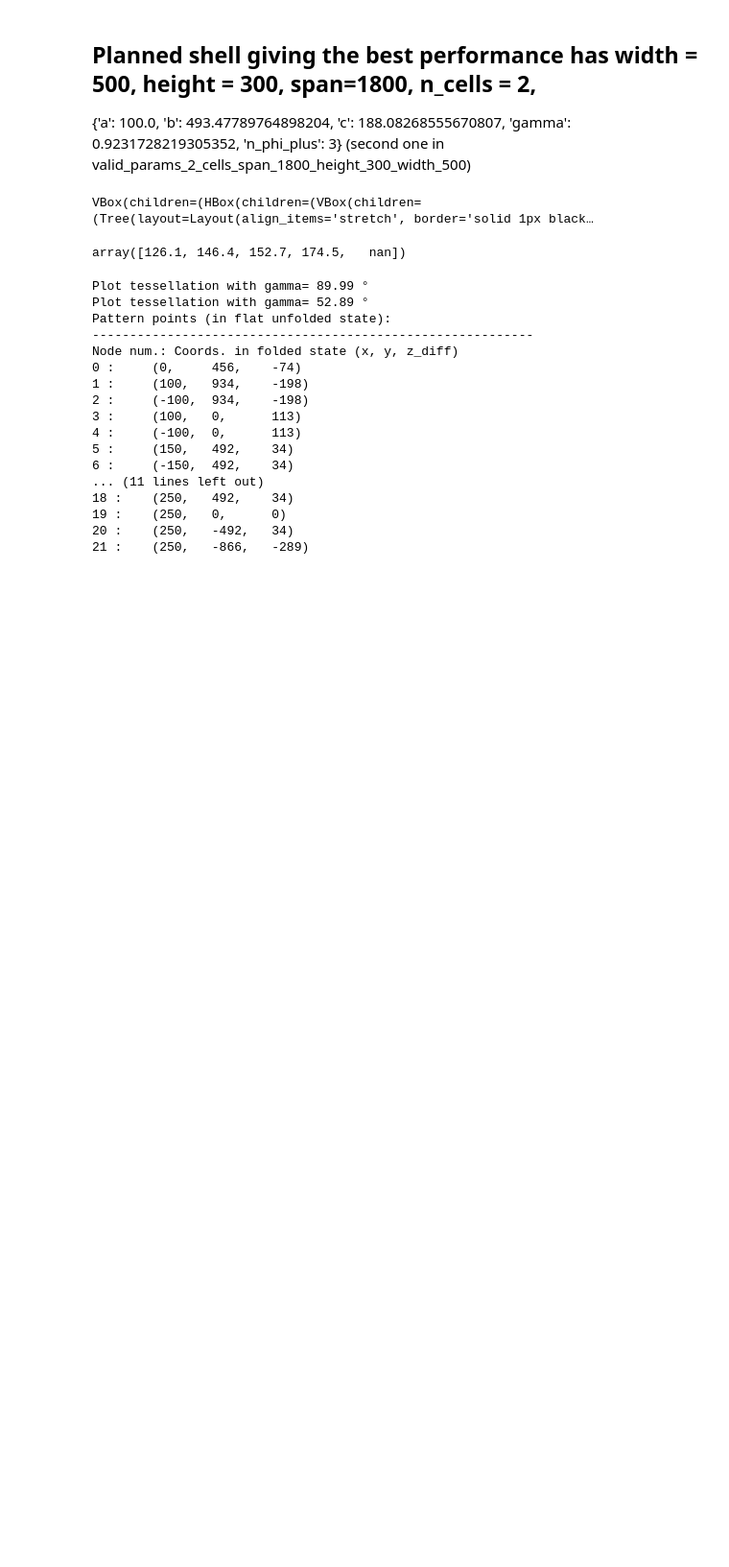
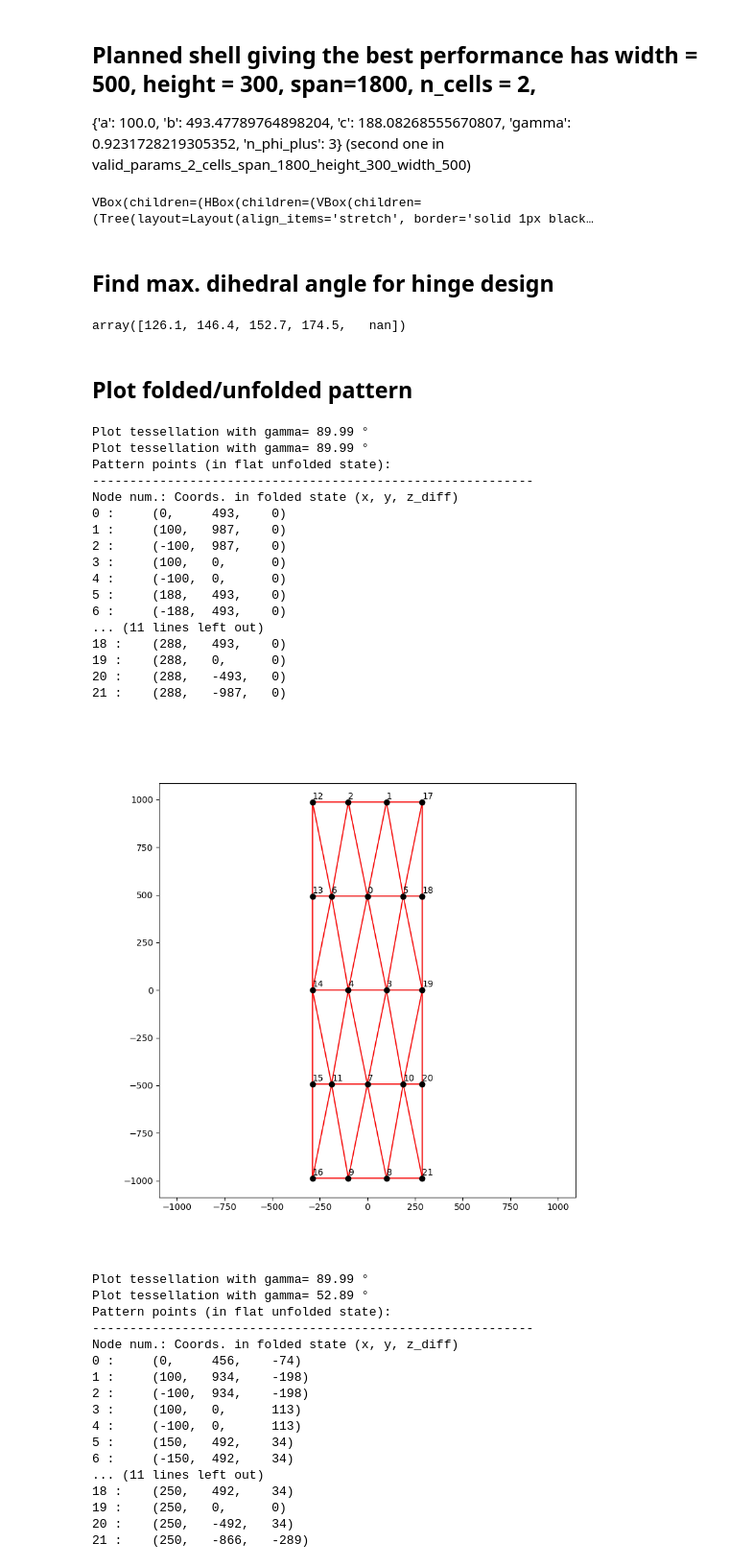
Before and after one commit to bmcs-group/bmcs_shell, a Jupyter notebook: notebooks/folding/experiments/first_series_2022/shells_geometries.ipynb, the cells around one changed output. Shown at 96% size. Cells and saved outputs as stored; diff of their text form; code cells hidden in the pictures; blank space fills up the shorter version.

Commit message:
Plotting folding tracks for prescribed constrains in shell_geometries.ipyb

```diff
--- a/notebooks/folding/experiments/first_series_2022/shells_geometries.ipynb
+++ b/notebooks/folding/experiments/first_series_2022/shells_geometries.ipynb
@@ -80,13 +80,38 @@ wbt4p = WBTessellation4P(
 wbt4p.interact()
 # %% [output]
 VBox(children=(HBox(children=(VBox(children=(Tree(layout=Layout(align_items='stretch', border='solid 1px black…
+# %% [markdown]
+## Find max. dihedral angle for hinge design
 # %%
 dih_angles, _, _ = wbt4p.get_dih_angles()
 np.unique(dih_angles)
 # %% [output]
 array([126.1, 146.4, 152.7, 174.5,   nan])
+# %% [markdown]
+## Plot folded/unfolded pattern
 # %%
 gamma = params['gamma']
+# %%
+fig_pattern, _ = wbt4p.plot_formwork_plan(trimmed=True, gamma=np.pi/2-0.0001, type='folded')
+# %% [output]
+Plot tessellation with gamma= 89.99 °
+Plot tessellation with gamma= 89.99 °
+Pattern points (in flat unfolded state):
+-----------------------------------------------------------
+Node num.: Coords. in folded state (x, y, z_diff)
+0 :     (0,     493,    0)
+1 :     (100,   987,    0)
+2 :     (-100,  987,    0)
+3 :     (100,   0,      0)
+4 :     (-100,  0,      0)
+5 :     (188,   493,    0)
+6 :     (-188,  493,    0)
+... (11 lines left out)
+18 :    (288,   493,    0)
+19 :    (288,   0,      0)
+20 :    (288,   -493,   0)
+21 :    (288,   -987,   0)
+[figure, added]
 # %%
 fig_pattern, _ = wbt4p.plot_formwork_plan(trimmed=True, gamma=gamma, type='folded')
 # %% [output]
```
Also changed, not shown: parts of 43 cells of this notebook, 2 other files.
